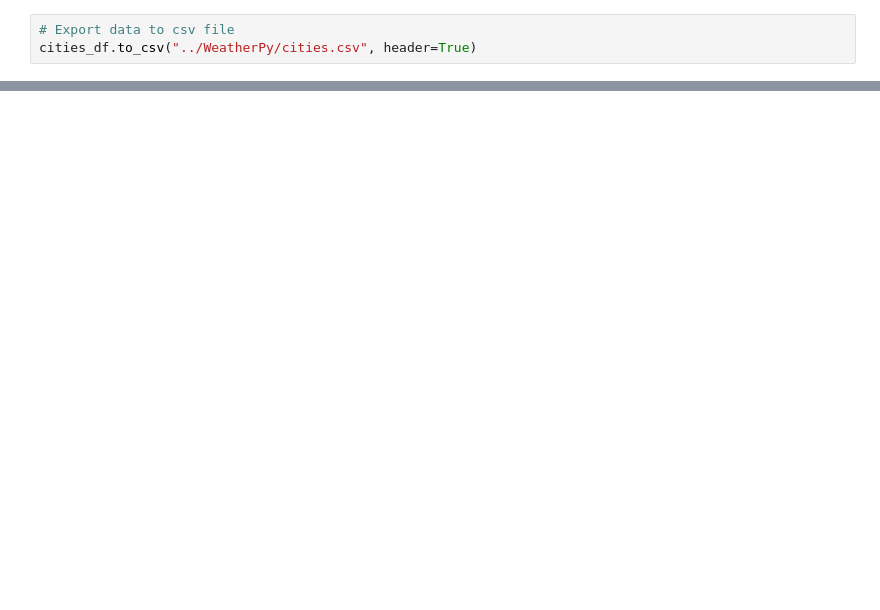
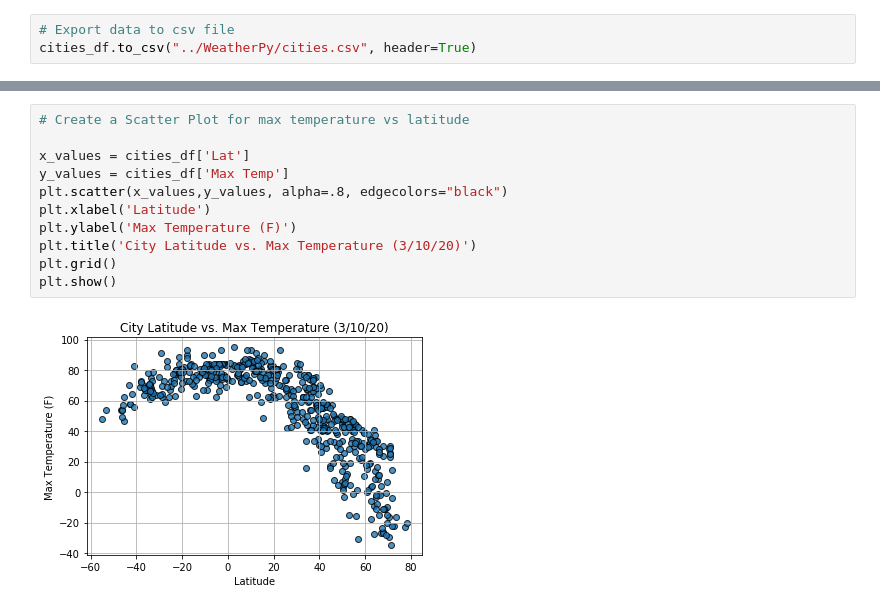
Before and after one commit to rdashcraft91/python-api-challenge, a Jupyter notebook: WeatherPy/WeatherPy.ipynb, the cells around one changed output, grey strips where cells are left out. Drawn from its saved outputs; the diff is of its cells as text; blank space fills up the shorter version.

```diff
--- a/WeatherPy/WeatherPy.ipynb
+++ b/WeatherPy/WeatherPy.ipynb
@@ -143,0 +146,13 @@ cities_df.head()
+# %%
+# Create a Scatter Plot for max temperature vs latitude
+
+x_values = cities_df['Lat']
+y_values = cities_df['Max Temp']
+plt.scatter(x_values,y_values, alpha=.8, edgecolors="black")
+plt.xlabel('Latitude')
+plt.ylabel('Max Temperature (F)')
+plt.title('City Latitude vs. Max Temperature (3/10/20)')
+plt.grid()
+plt.show()
+# %% [output]
+[figure, added]
```
Also changed, not shown: parts of 21 cells of this notebook, 2 other files.
